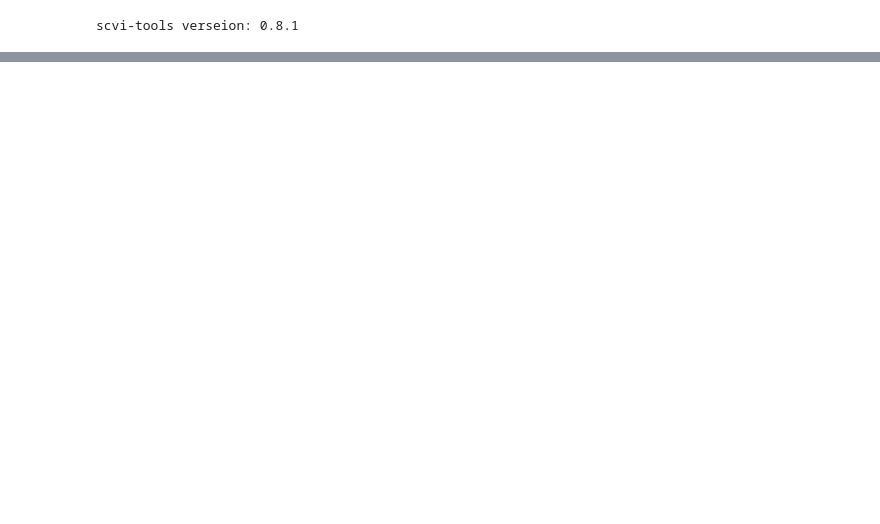
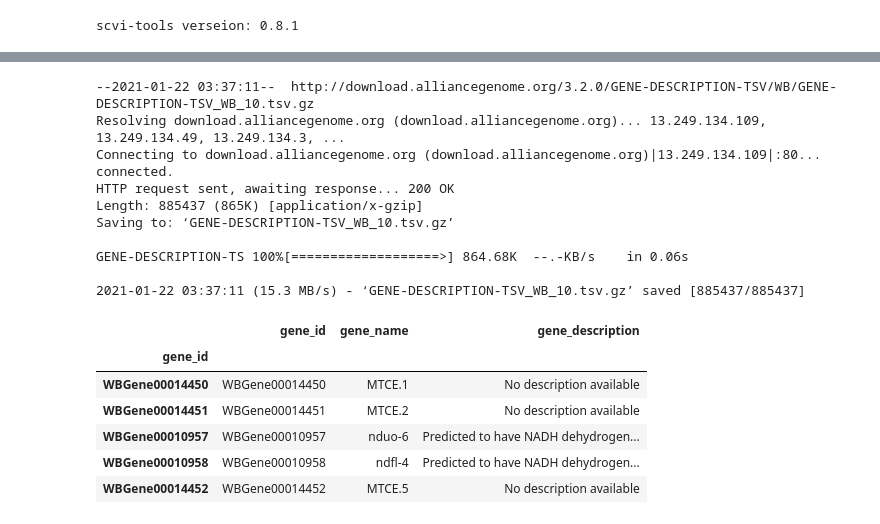
Before and after one commit to Munfred/scdefg-old, a Jupyter notebook: scdefg.ipynb, the cells around one changed output, grey strips where cells are left out. Cells and saved outputs as stored; diff of their text form; code cells hidden in the pictures; blank space fills up the shorter version.

```diff
--- a/scdefg.ipynb
+++ b/scdefg.ipynb
@@ -39,3 +188,40 @@ scvi-tools verseion: 0.8.1
+# %%
+# in order to create the interactive volcano plot with gene names and descriptions
+# we download the C. elegans gene descriptions from the Alliance of Genome Resources
+!wget -nc http://download.alliancegenome.org/3.2.0/GENE-DESCRIPTION-TSV/WB/GENE-DESCRIPTION-TSV_WB_10.tsv.gz
+# then we parse the gene descriptions into a dataframe and add those to the adata
+# the alliance download page at https://www.alliancegenome.org/downloads  provides
+# gene descriptions for C.elegans, zebrafish, drosophilam humans, rat, mouse and yeast
+# so by tweaking the code in this cell you can add gene descriptions to your own dataset!
+gene_descriptions=pd.read_csv('GENE-DESCRIPTION-TSV_WB_10.tsv.gz', sep='\t', skiprows=14, header=None)
+gene_descriptions.columns=['orig_id','gene_name', 'gene_description']
+gene_descriptions['gene_id']=gene_descriptions['orig_id'].str.split(':',expand=True)[1]
+gene_descriptions.index=gene_descriptions['gene_id'].values
+
+# we add the gene descriptions to adata.var by mapping them using the gene id that
+# is already in the adata.var index
+adata.var['gene_id']=adata.var.index.map(gene_descriptions['gene_id'])
+adata.var['gene_name']=adata.var.index.map(gene_descriptions['gene_name'])
+adata.var['gene_description']=adata.var.index.map(gene_descriptions['gene_description'])
+adata.var.head()
+# %% [output]
+--2021-01-22 03:37:11--  http://download.alliancegenome.org/3.2.0/GENE-DESCRIPTION-TSV/WB/GENE-DESCRIPTION-TSV_WB_10.tsv.gz
+Resolving download.alliancegenome.org (download.alliancegenome.org)... 13.249.134.109, 13.249.134.49, 13.249.134.3, ...
+Connecting to download.alliancegenome.org (download.alliancegenome.org)|13.249.134.109|:80... connected.
+HTTP request sent, awaiting response... 200 OK
+Length: 885437 (865K) [application/x-gzip]
+Saving to: ‘GENE-DESCRIPTION-TSV_WB_10.tsv.gz’
+
+GENE-DESCRIPTION-TS 100%[===================>] 864.68K  --.-KB/s    in 0.06s
+
+2021-01-22 03:37:11 (15.3 MB/s) - ‘GENE-DESCRIPTION-TSV_WB_10.tsv.gz’ saved [885437/885437]
+|  | gene_id | gene_name | gene_description |
+| gene_id |  |  |  |
+| WBGene00014450 | WBGene00014450 | MTCE.1 | No description available |
+| WBGene00014451 | WBGene00014451 | MTCE.2 | No description available |
+| WBGene00010957 | WBGene00010957 | nduo-6 | Predicted to have NADH dehydrogen... |
+| WBGene00010958 | WBGene00010958 | ndfl-4 | Predicted to have NADH dehydrogen... |
+| WBGene00014452 | WBGene00014452 | MTCE.5 | No description available |
 # %%
 logging.basicConfig(level=logging.INFO)
 logger=logging.getLogger(__name__)
```
Also changed, not shown: parts of 16 cells of this notebook.
